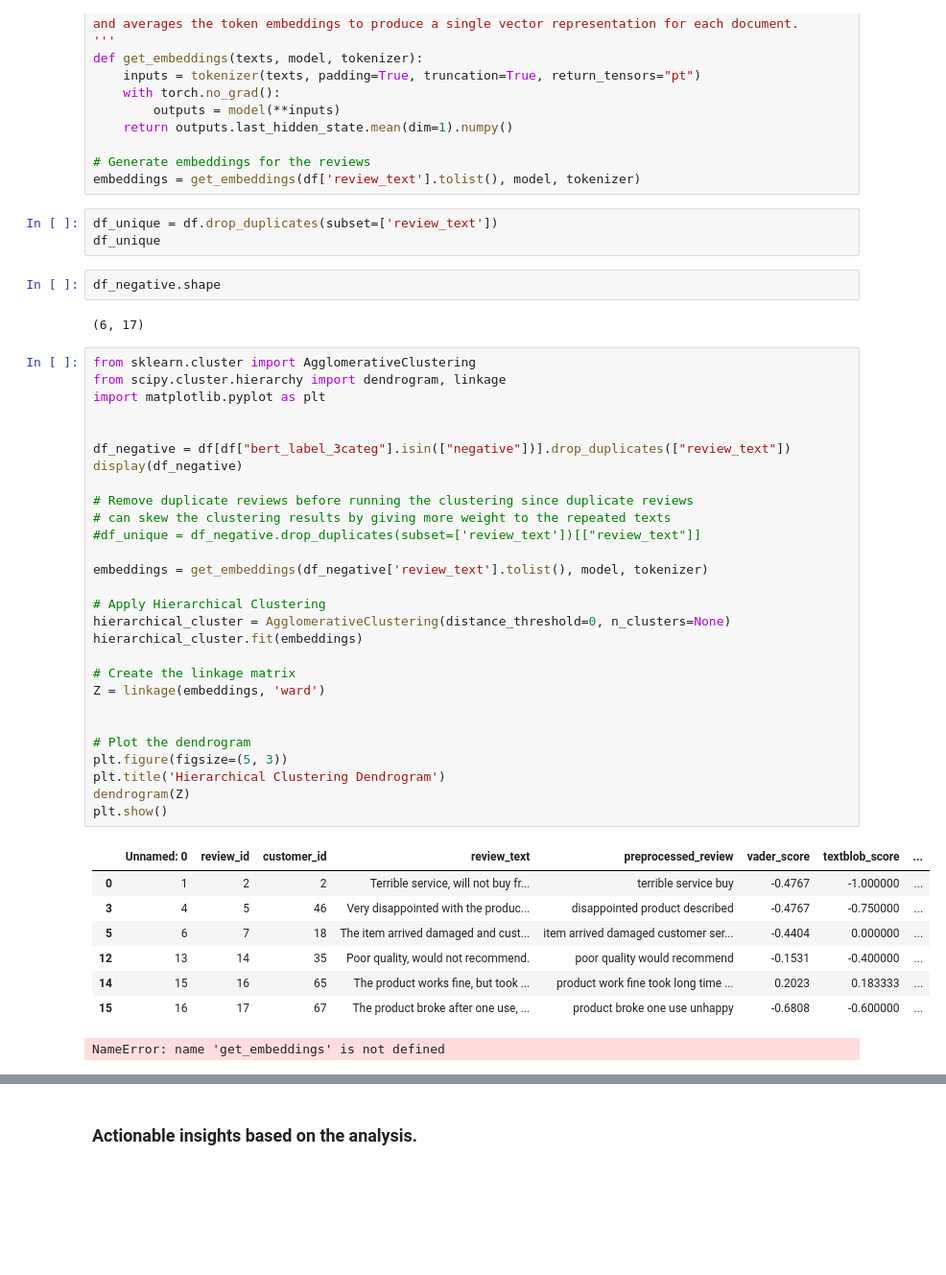
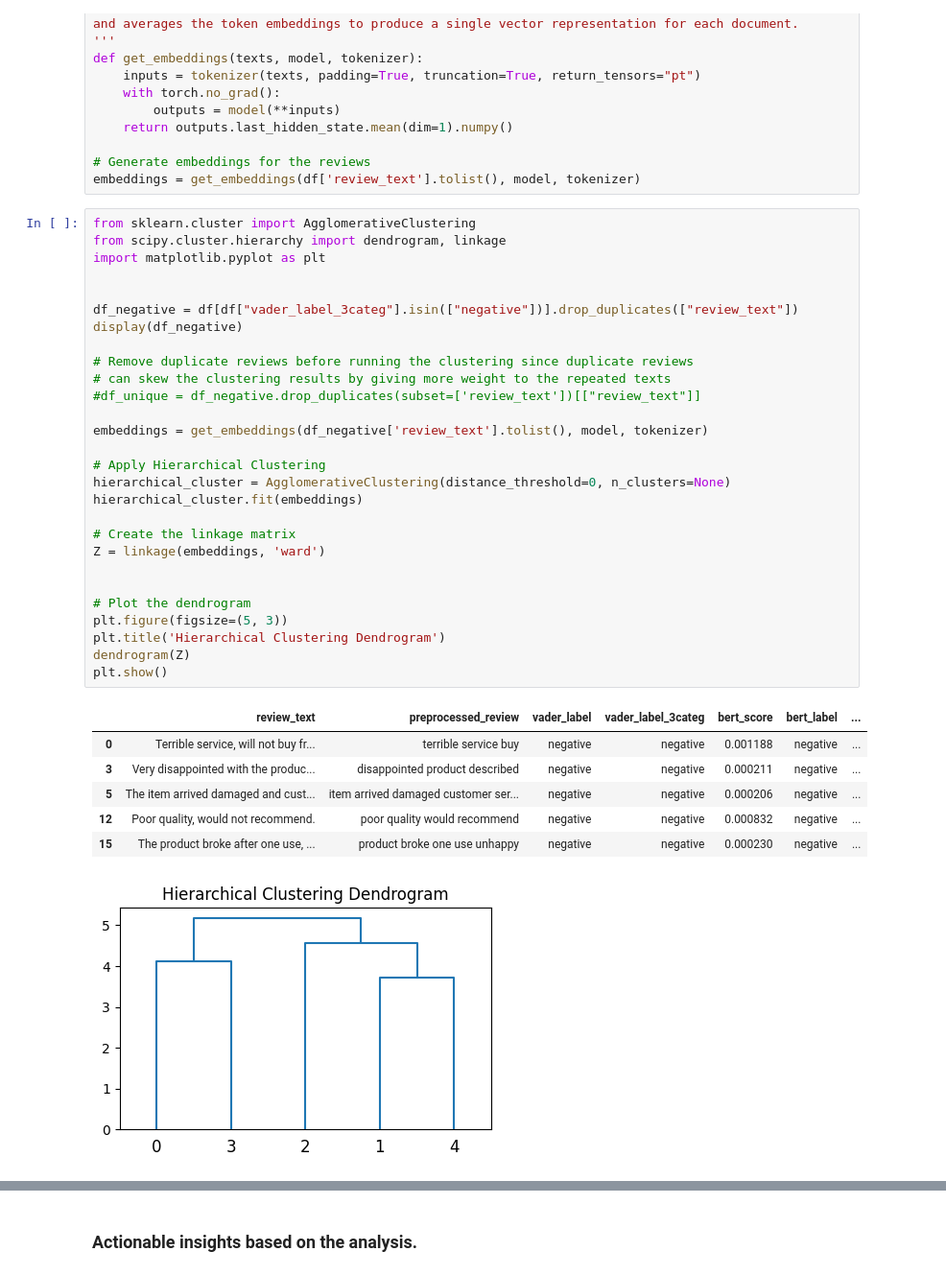
Before and after one commit to csmaiz/vw_technical_challenge, a Jupyter notebook: src/Task4_Real_world_Scenario.ipynb, the cells around one changed output, grey strips where cells are left out. Shown: that part at 96% size. Drawn from its saved outputs; the diff is of its cells as text; blank space fills up the shorter version.

```diff
--- a/src/Task4_Real_world_Scenario.ipynb
+++ b/src/Task4_Real_world_Scenario.ipynb
@@ -450,50 +412,42 @@ def get_embeddings(texts, model, tokenizer):
 
 # Generate embeddings for the reviews
 embeddings = get_embeddings(df['review_text'].tolist(), model, tokenizer)
-# %%
-df_unique = df.drop_duplicates(subset=['review_text'])
-df_unique
-# %%
-df_negative.shape
-# %% [output]
-(6, 17)
 # %%
 from sklearn.cluster import AgglomerativeClustering
 from scipy.cluster.hierarchy import dendrogram, linkage
 import matplotlib.pyplot as plt
 
 
-df_negative = df[df["bert_label_3categ"].isin(["negative"])].drop_duplicates(["review_text"])
+df_negative = df[df["vader_label_3categ"].isin(["negative"])].drop_duplicates(["review_text"])
 display(df_negative)
 
 # Remove duplicate reviews before running the clustering since duplicate reviews
 # can skew the clustering results by giving more weight to the repeated texts
 #df_unique = df_negative.drop_duplicates(subset=['review_text'])[["review_text"]]
 
 embeddings = get_embeddings(df_negative['review_text'].tolist(), model, tokenizer)
 
 # Apply Hierarchical Clustering
 hierarchical_cluster = AgglomerativeClustering(distance_threshold=0, n_clusters=None)
 hierarchical_cluster.fit(embeddings)
 
 # Create the linkage matrix
 Z = linkage(embeddings, 'ward')
 
 
 # Plot the dendrogram
 plt.figure(figsize=(5, 3))
 plt.title('Hierarchical Clustering Dendrogram')
 dendrogram(Z)
 plt.show()
 # %% [output]
-|  | Unnamed: 0 | review_id | customer_id | review_text | preprocessed_review | vader_score | textblob_score | ... |
-| 0 | 1 | 2 | 2 | Terrible service, will not buy fr... | terrible service buy | -0.4767 | -1.000000 | ... |
-| 3 | 4 | 5 | 46 | Very disappointed with the produc... | disappointed product described | -0.4767 | -0.750000 | ... |
-| 5 | 6 | 7 | 18 | The item arrived damaged and cust... | item arrived damaged customer ser... | -0.4404 | 0.000000 | ... |
-| 12 | 13 | 14 | 35 | Poor quality, would not recommend. | poor quality would recommend | -0.1531 | -0.400000 | ... |
-| 14 | 15 | 16 | 65 | The product works fine, but took ... | product work fine took long time ... | 0.2023 | 0.183333 | ... |
-| 15 | 16 | 17 | 67 | The product broke after one use, ... | product broke one use unhappy | -0.6808 | -0.600000 | ... |
+|  | review_text | preprocessed_review | vader_label | vader_label_3categ | bert_score | bert_label | ... |
+| 0 | Terrible service, will not buy fr... | terrible service buy | negative | negative | 0.001188 | negative | ... |
+| 3 | Very disappointed with the produc... | disappointed product described | negative | negative | 0.000211 | negative | ... |
+| 5 | The item arrived damaged and cust... | item arrived damaged customer ser... | negative | negative | 0.000206 | negative | ... |
+| 12 | Poor quality, would not recommend. | poor quality would recommend | negative | negative | 0.000832 | negative | ... |
+| 15 | The product broke after one use, ... | product broke one use unhappy | negative | negative | 0.000230 | negative | ... |
-NameError: name 'get_embeddings' is not defined
+[figure, added]
 # %%
 # Decide the number of clusters by cutting the dendrogram
 num_clusters = 4  # Adjust based on the dendrogram
```
Also changed, not shown: parts of 18 cells of this notebook, 18 other files.
